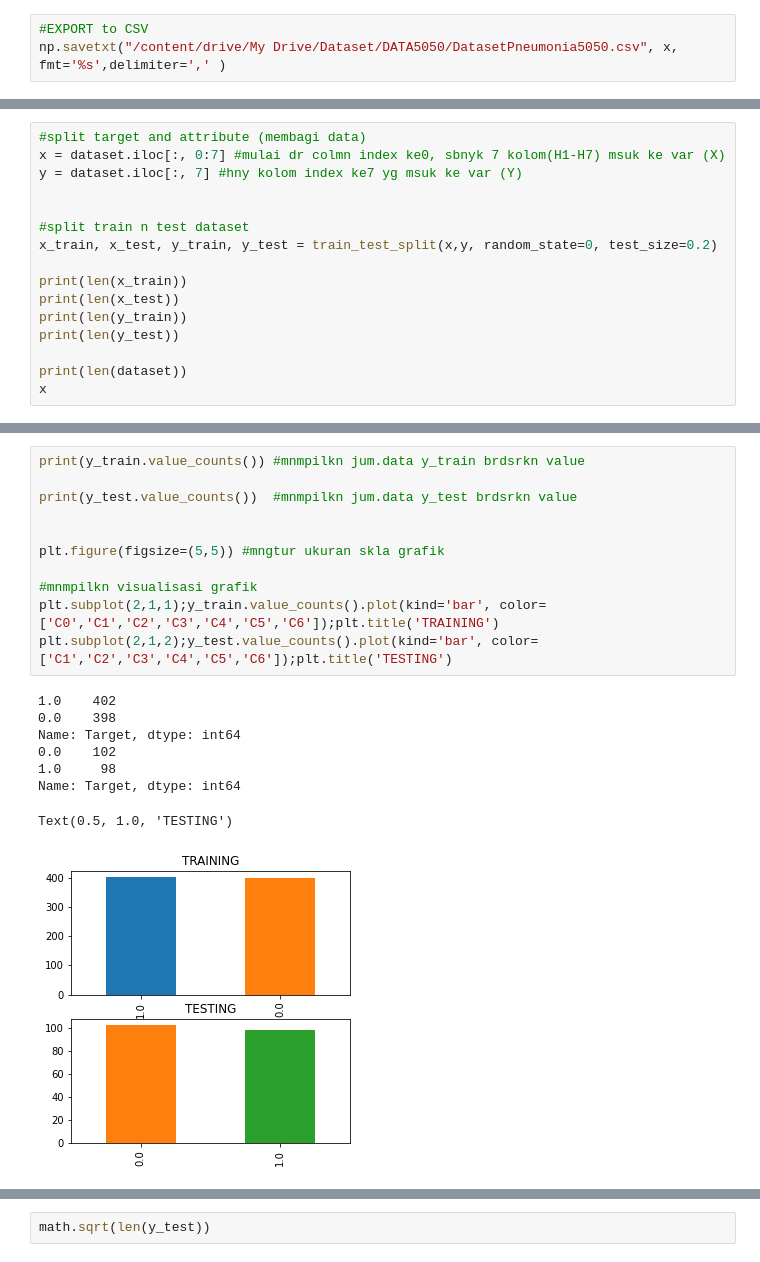
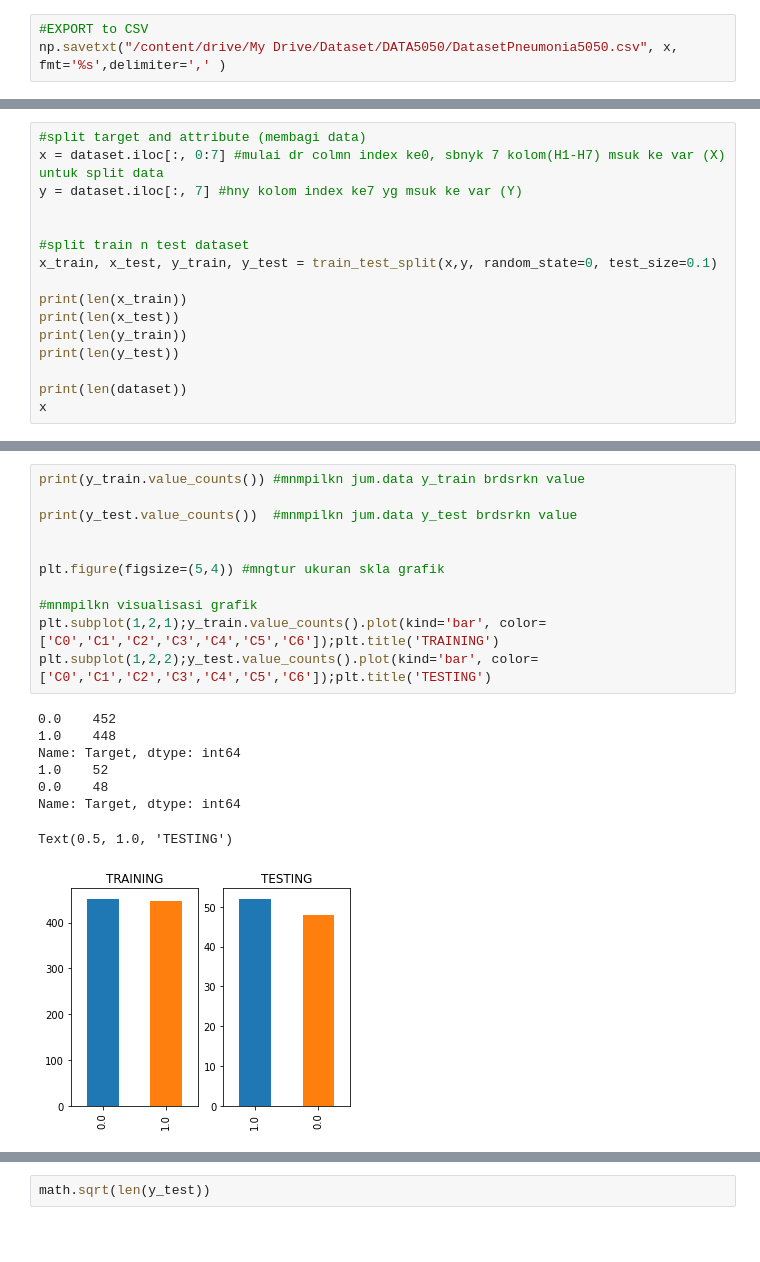
Before and after one commit to andiainundzariah/Skripsi, a Jupyter notebook: Dataset5050.ipynb, the cells around one changed output, grey strips where cells are left out. Cells and saved outputs as stored; diff of their text form; blank space fills up the shorter version.

```diff
--- a/Dataset5050.ipynb
+++ b/Dataset5050.ipynb
@@ -198,11 +197,11 @@ print (dataset)
 # %%
 #split target and attribute (membagi data)
-x = dataset.iloc[:, 0:7] #mulai dr colmn index ke0, sbnyk 7 kolom(H1-H7) msuk ke var (X)
+x = dataset.iloc[:, 0:7] #mulai dr colmn index ke0, sbnyk 7 kolom(H1-H7) msuk ke var (X) untuk split data
 y = dataset.iloc[:, 7] #hny kolom index ke7 yg msuk ke var (Y)
 
 
 #split train n test dataset
-x_train, x_test, y_train, y_test = train_test_split(x,y, random_state=0, test_size=0.2)
+x_train, x_test, y_train, y_test = train_test_split(x,y, random_state=0, test_size=0.1)
 
 print(len(x_train))
 print(len(x_test))
@@ -231,23 +232,23 @@ x
 # %%
 print(y_train.value_counts()) #mnmpilkn jum.data y_train brdsrkn value
 
 print(y_test.value_counts())  #mnmpilkn jum.data y_test brdsrkn value
 
 
-plt.figure(figsize=(5,5)) #mngtur ukuran skla grafik
+plt.figure(figsize=(5,4)) #mngtur ukuran skla grafik
 
 #mnmpilkn visualisasi grafik
-plt.subplot(2,1,1);y_train.value_counts().plot(kind='bar', color=['C0','C1','C2','C3','C4','C5','C6']);plt.title('TRAINING')
-plt.subplot(2,1,2);y_test.value_counts().plot(kind='bar', color=['C1','C2','C3','C4','C5','C6']);plt.title('TESTING')
+plt.subplot(1,2,1);y_train.value_counts().plot(kind='bar', color=['C0','C1','C2','C3','C4','C5','C6']);plt.title('TRAINING')
+plt.subplot(1,2,2);y_test.value_counts().plot(kind='bar', color=['C0','C1','C2','C3','C4','C5','C6']);plt.title('TESTING')
 # %% [output]
-1.0    402
-0.0    398
+0.0    452
+1.0    448
 Name: Target, dtype: int64
-0.0    102
-1.0     98
+1.0    52
+0.0    48
 Name: Target, dtype: int64
 Text(0.5, 1.0, 'TESTING')
-[figure, old version]
+[figure, new version]
 # %%
 #scaling data
 sc_x = StandardScaler()
```
Also changed, not shown: parts of 4 cells of this notebook.
